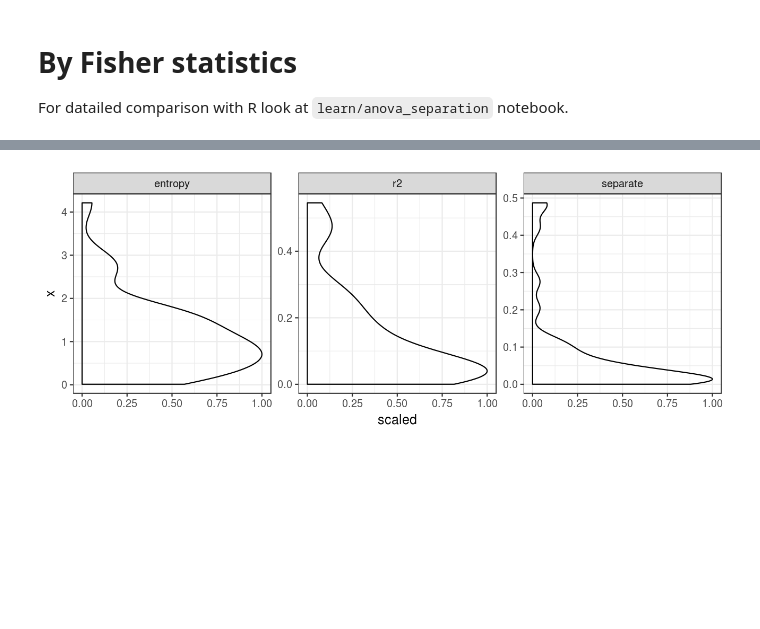
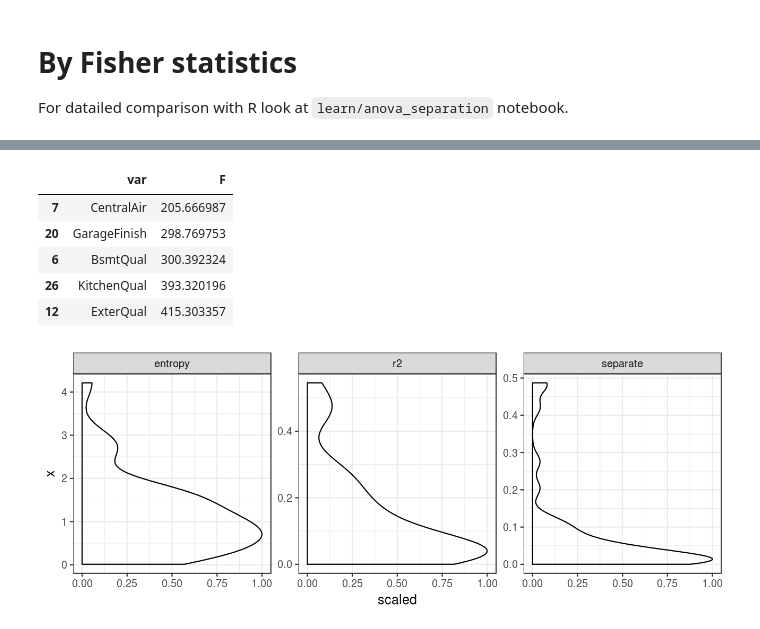
Before and after one commit to MatrixNorm/kaggle, a Jupyter notebook: pybooks/house_prices/01_first_look.ipynb, the cells around one changed output, grey strips where cells are left out. Drawn from its saved outputs; the diff is of its cells as text; code cells hidden in the pictures; blank space fills up the shorter version.

```diff
--- a/pybooks/house_prices/01_first_look.ipynb
+++ b/pybooks/house_prices/01_first_look.ipynb
@@ -484,3 +452,12 @@ x
+# %%
+categ_vars_by_fisher.tail()
+# %% [output]
+|  | var | F |
+| 7 | CentralAir | 205.666987 |
+| 20 | GarageFinish | 298.769753 |
+| 6 | BsmtQual | 300.392324 |
+| 26 | KitchenQual | 393.320196 |
+| 12 | ExterQual | 415.303357 |
 # %%
 df = pd.concat([
     categ_vars_by_entropy.assign(method='entropy').rename(columns={'entropy': 'x'}),
```
Also changed, not shown: parts of 4 cells of this notebook, 3 other files.
